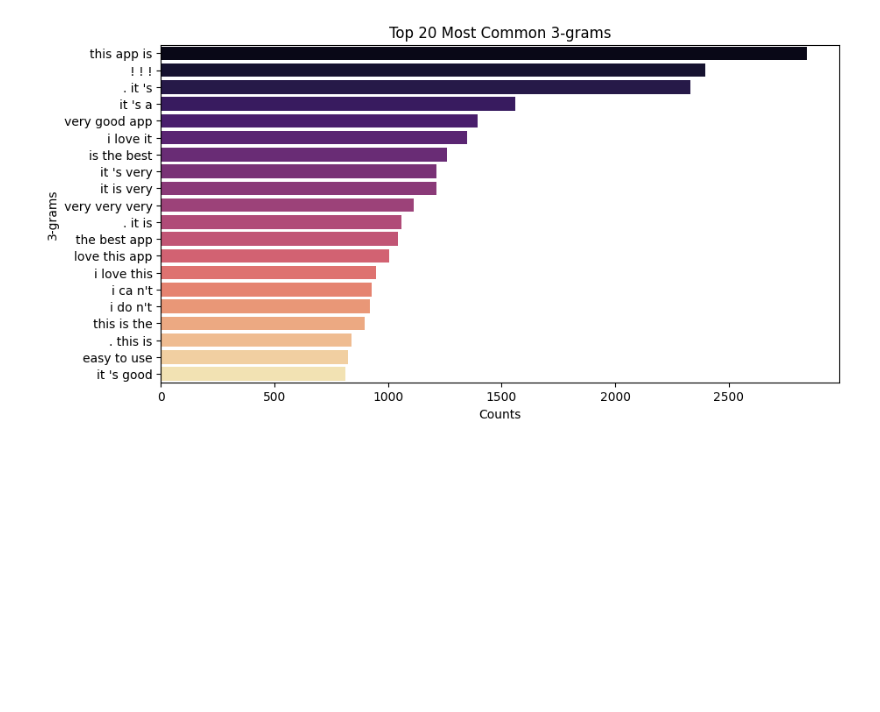
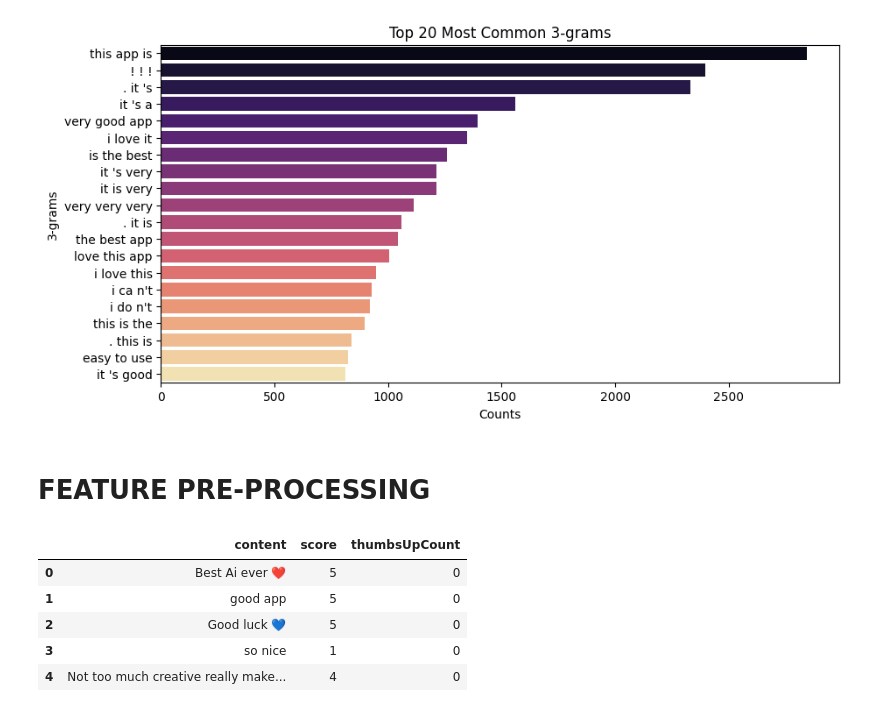
Before and after one commit to Silvano315/NLP-for-ChatGPT-Reviews, a Jupyter notebook: EDA.ipynb, the cells around one changed output. Saved outputs shown, nothing was run; the diff lists cells and outputs as text; code cells hidden in the pictures; blank space fills up the shorter version.

```diff
--- a/EDA.ipynb
+++ b/EDA.ipynb
@@ -201,3 +203,5 @@ all_text = ' '.join(df_cleaned['content'].dropna())
 plot_top_n_ngrams(all_text, n=3, top_k=20)
 # %% [output]
 [figure]
+# %% [markdown]
+# FEATURE PRE-PROCESSING
@@ -203,0 +212,9 @@ plot_top_n_ngrams(all_text, n=3, top_k=20)
+# %%
+df_cleaned.head()
+# %% [output]
+|  | content | score | thumbsUpCount |
+| 0 | Best Ai ever ❤️ | 5 | 0 |
+| 1 | good app | 5 | 0 |
+| 2 | Good luck 💙 | 5 | 0 |
+| 3 | so nice | 1 | 0 |
+| 4 | Not too much creative really make... | 4 | 0 |
```
Also changed, not shown: parts of 7 cells of this notebook.
